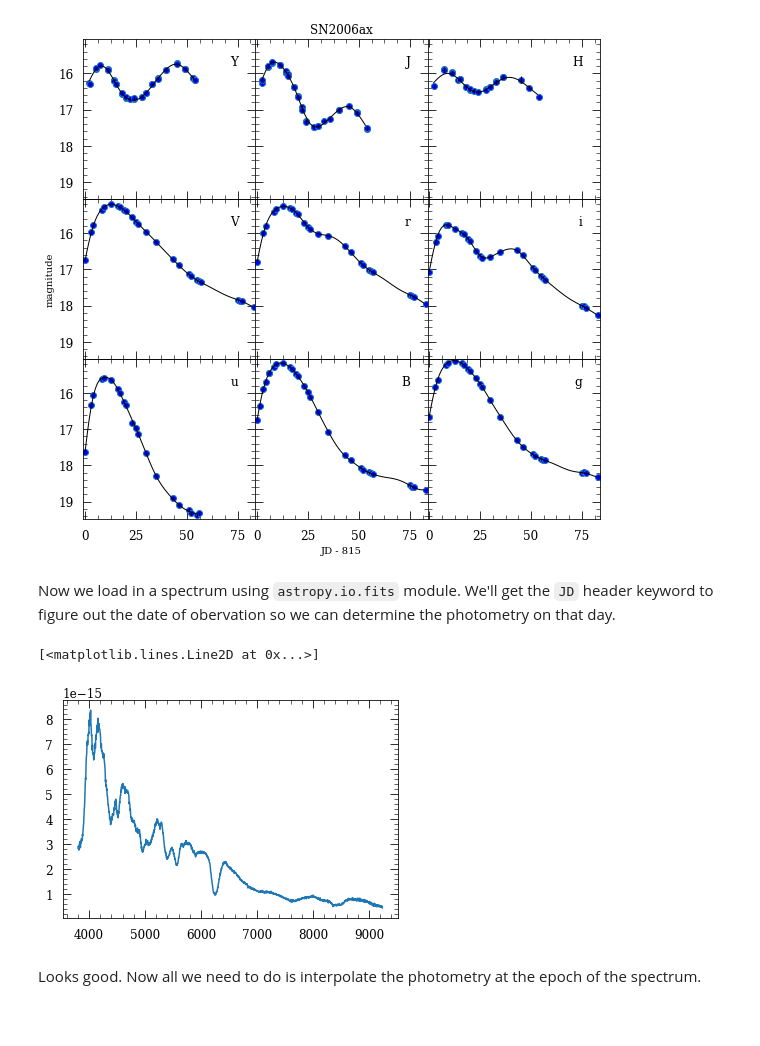
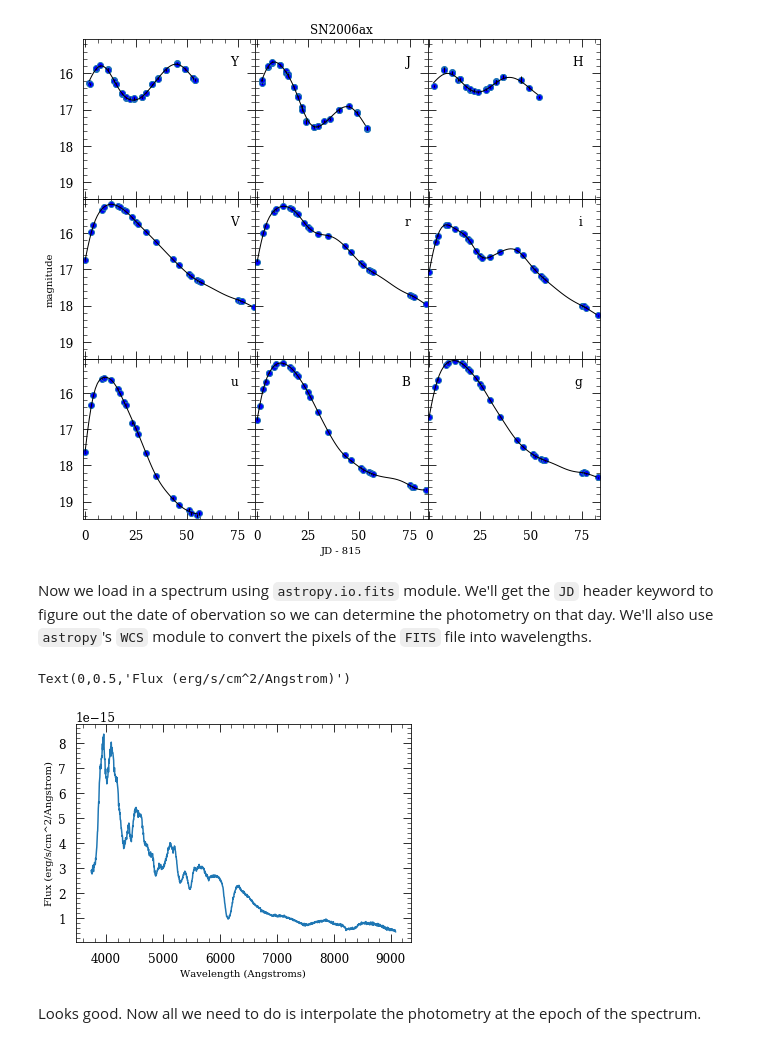
Before and after one commit to obscode/snpy_notebooks, a Jupyter notebook: K-corrections.ipynb, the cells around one changed output. Saved outputs shown, nothing was run; the diff lists cells and outputs as text; code cells hidden in the pictures; blank space fills up the shorter version.

```diff
--- a/K-corrections.ipynb
+++ b/K-corrections.ipynb
@@ -20,19 +20,28 @@ s.plot()
 <snpy.myplotlib.PanelPlot at 0x...>
 [figure]
 # %% [markdown]
-Now we load in a spectrum using `astropy.io.fits` module. We'll get the `JD` header keyword to figure out the date of obervation so we can determine the photometry on that day.
+Now we load in a spectrum using `astropy.io.fits` module. We'll get the `JD` header keyword to figure out the date of obervation so we can determine the photometry on that day. We'll also use `astropy`'s `WCS` module to convert the pixels of the `FITS` file into wavelengths.
-# %%
-from astropy.io import fits
-fts = fits.open('SN06ax_b01_DUP_WF_02apr06.fits')
-header = fts[0].header
-JD = header['JD'] - 2453000    # the LC time axis is relative to JD=2453000
-wave = np.arange(1,header['NAXIS1']+1)*header['CDELT1']+header['CRVAL1']
-flux = fts[0].data
-fig,ax = plt.subplots(1)
-ax.plot(wave, flux)
-# %% [output]
-[<matplotlib.lines.Line2D at 0x...>]
-[figure, removed]
+# %%
+from astropy.io import fits
+from astropy.wcs import WCS
+fts = fits.open('SN06ax_b01_DUP_WF_02apr06.fits')
+header = fts[0].header
+JD = header['JD'] - 2453000    # the LC time axis is relative to JD=2453000
+# Next, use WCS (World Coordinate System) to convert pixels to wavelengths
+flux = fts[0].data
+w = WCS(header)
+# pix2word converts the pixels (which we get using np.indices) to world coordinates
+#  in this case wavelength. The 0 arguments lets WCS know numpy counts from 0
+wave = w.wcs_pix2world(np.indices(flux.shape).T, 0)
+wave = wave[:,0]    # spectrum is 1D, so only need the first axis
+wave = wave/(1+s.z) # SNooPy's k-corr code expects spectra in the rest-frame
+fig,ax = plt.subplots(1)
+ax.plot(wave, flux)
+ax.set_xlabel('Wavelength (Angstroms)')
+ax.set_ylabel('Flux (erg/s/cm^2/Angstrom)')
+# %% [output]
+Text(0,0.5,'Flux (erg/s/cm^2/Angstrom)')
+[figure, added]
 # %% [markdown]
 Looks good. Now all we need to do is interpolate the photometry at the epoch of the spectrum.
 # %%
```
Also changed, not shown: parts of 5 cells of this notebook.
